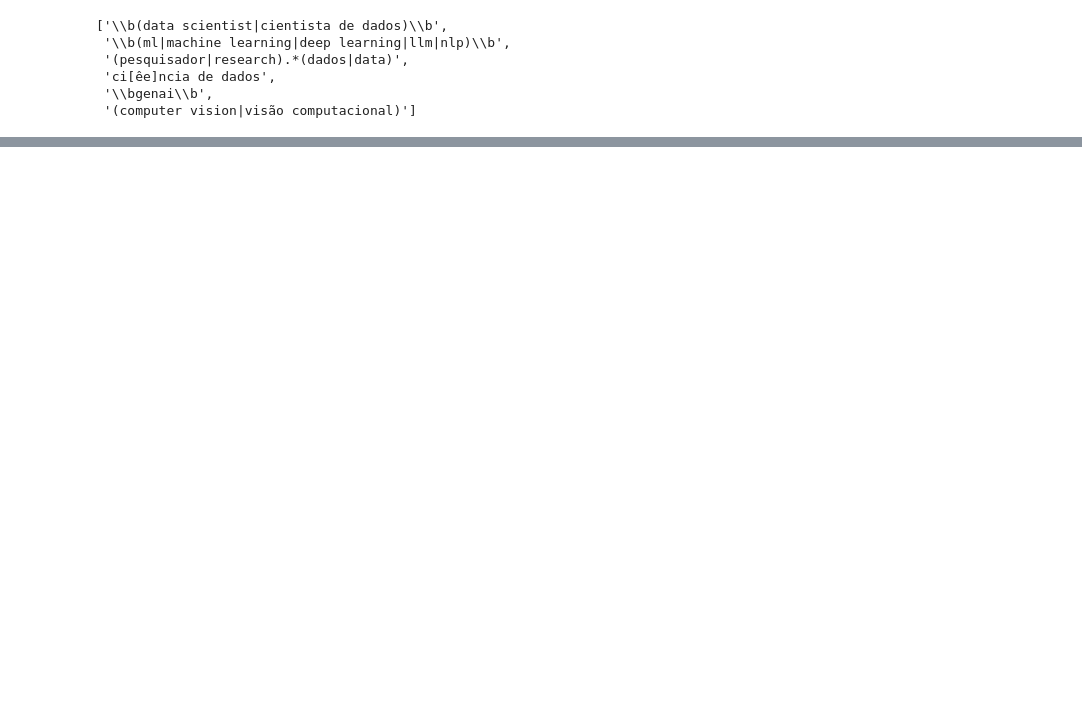
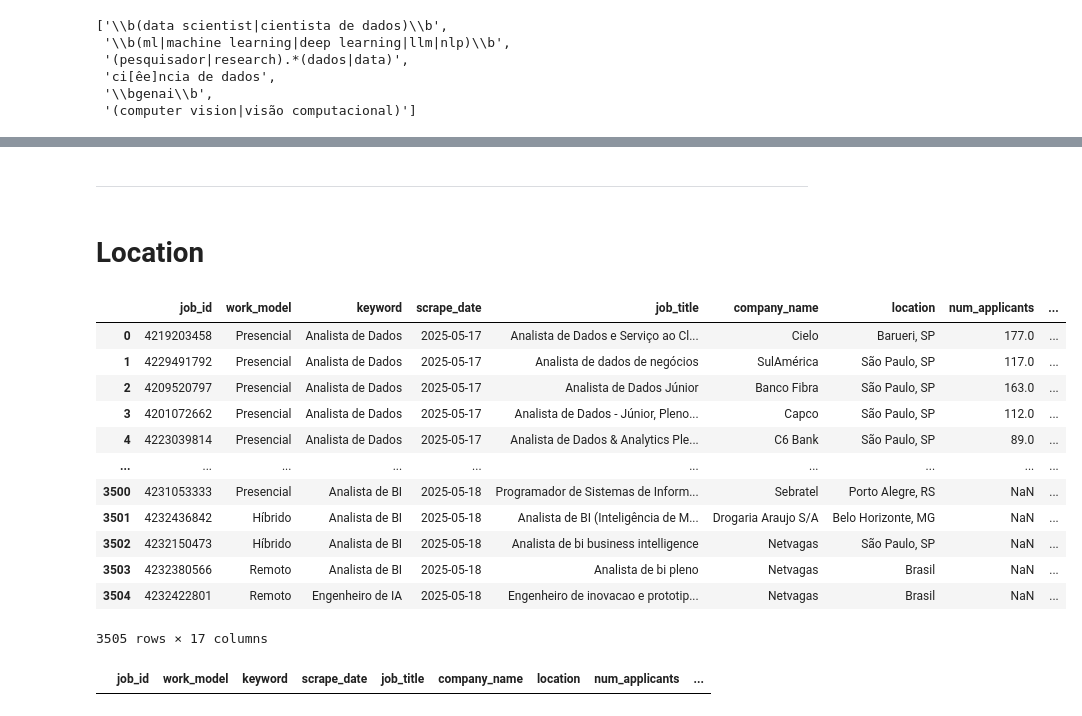
Before and after one commit to amaurineo/linkedin_jobs_analysis, a Jupyter notebook: notebooks/analysis_test_cases.ipynb, the cells around one changed output, grey strips where cells are left out. Saved outputs shown, nothing was run; the diff lists cells and outputs as text; code cells hidden in the pictures; blank space fills up the shorter version.

Commit message:
added location standardization and title classifying improvements

```diff
--- a/notebooks/analysis_test_cases.ipynb
+++ b/notebooks/analysis_test_cases.ipynb
@@ -54,0 +440,4 @@ ROLE_PATTERNS['Cientista de Dados']
+# %% [markdown]
+---
+# %% [markdown]
+# Location
@@ -54,0 +513,16 @@ ROLE_PATTERNS['Cientista de Dados']
+# %%
+job_copy
+# %% [output]
+|  | job_id | work_model | keyword | scrape_date | job_title | company_name | location | num_applicants | ... |
+| 0 | 4219203458 | Presencial | Analista de Dados | 2025-05-17 | Analista de Dados e Serviço ao Cl... | Cielo | Barueri, SP | 177.0 | ... |
+| 1 | 4229491792 | Presencial | Analista de Dados | 2025-05-17 | Analista de dados de negócios | SulAmérica | São Paulo, SP | 117.0 | ... |
+| 2 | 4209520797 | Presencial | Analista de Dados | 2025-05-17 | Analista de Dados Júnior | Banco Fibra | São Paulo, SP | 163.0 | ... |
+| 3 | 4201072662 | Presencial | Analista de Dados | 2025-05-17 | Analista de Dados - Júnior, Pleno... | Capco | São Paulo, SP | 112.0 | ... |
+| 4 | 4223039814 | Presencial | Analista de Dados | 2025-05-17 | Analista de Dados & Analytics Ple... | C6 Bank | São Paulo, SP | 89.0 | ... |
+| ... | ... | ... | ... | ... | ... | ... | ... | ... | ... |
+| 3500 | 4231053333 | Presencial | Analista de BI | 2025-05-18 | Programador de Sistemas de Inform... | Sebratel | Porto Alegre, RS | NaN | ... |
+| 3501 | 4232436842 | Híbrido | Analista de BI | 2025-05-18 | Analista de BI (Inteligência de M... | Drogaria Araujo S/A | Belo Horizonte, MG | NaN | ... |
+| 3502 | 4232150473 | Híbrido | Analista de BI | 2025-05-18 | Analista de bi business intelligence | Netvagas | São Paulo, SP | NaN | ... |
+| 3503 | 4232380566 | Remoto | Analista de BI | 2025-05-18 | Analista de bi pleno | Netvagas | Brasil | NaN | ... |
+| 3504 | 4232422801 | Remoto | Engenheiro de IA | 2025-05-18 | Engenheiro de inovacao e prototip... | Netvagas | Brasil | NaN | ... |
+3505 rows × 17 columns
@@ -54,0 +533,4 @@ ROLE_PATTERNS['Cientista de Dados']
+# %%
+df[df['location'].str.contains('remoto')]
+# %% [output]
+|  | job_id | work_model | keyword | scrape_date | job_title | company_name | location | num_applicants | ... |
```
Also changed, not shown: parts of 18 cells of this notebook, 10 other files.
